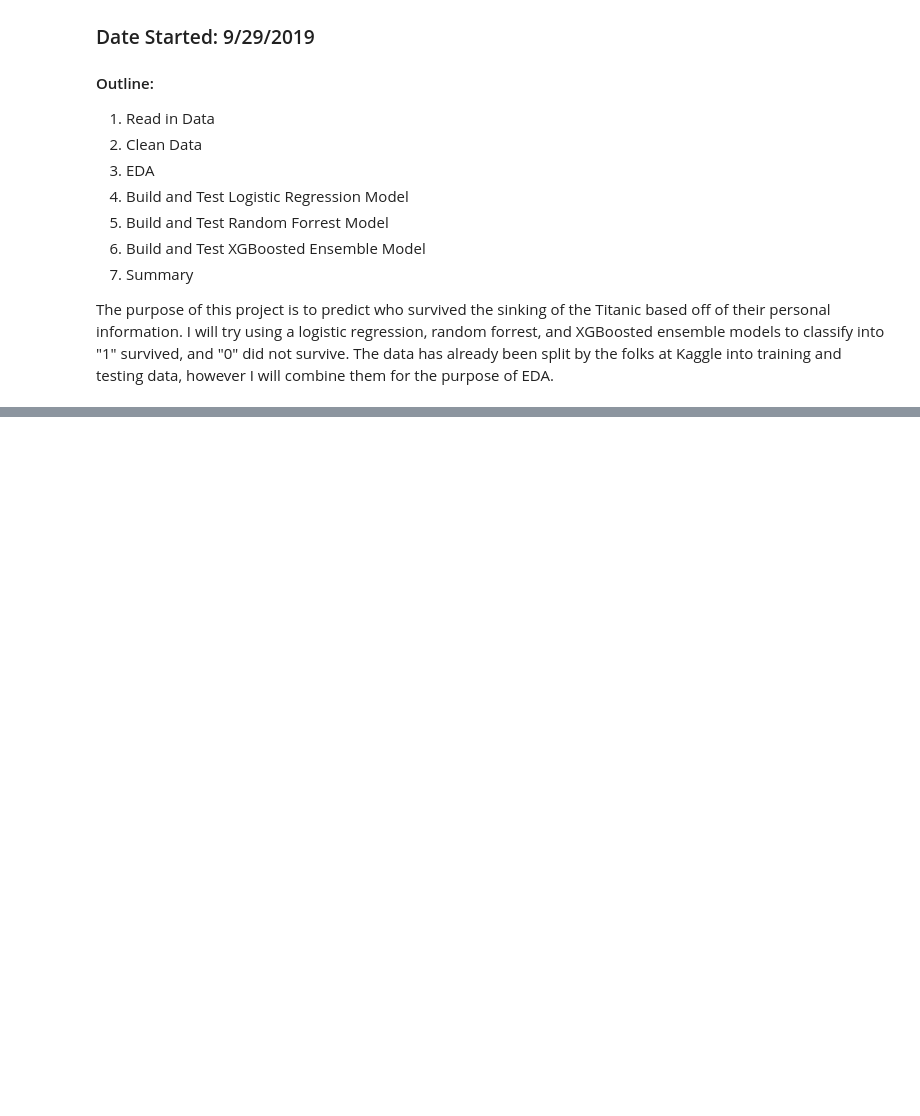
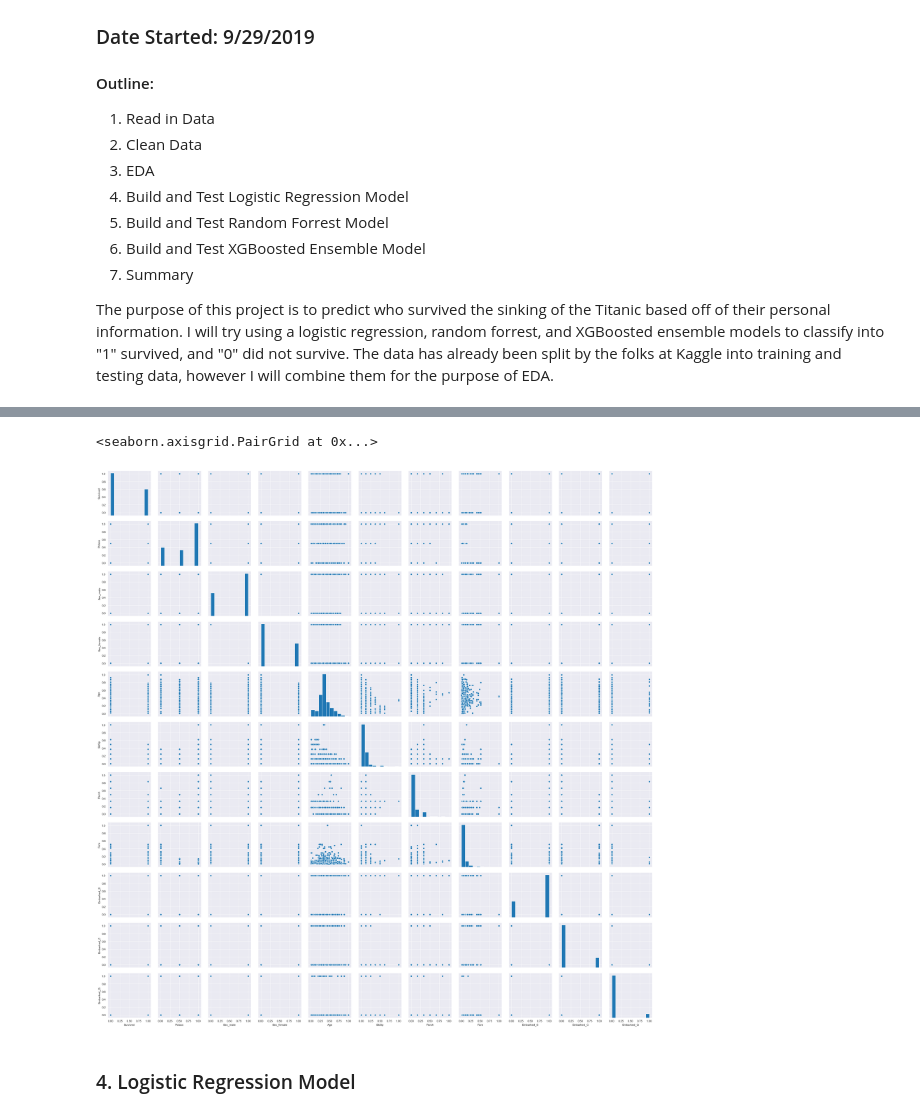
Before and after one commit to dusty736/kaggle_titanic, a Jupyter notebook: Titanic.ipynb, the cells around one changed output, grey strips where cells are left out. Cells and saved outputs as stored; diff of their text form; code cells hidden in the pictures; blank space fills up the shorter version.

```diff
--- a/Titanic.ipynb
+++ b/Titanic.ipynb
@@ -28,0 +206,41 @@ ModuleNotFoundError: No module named 'category_encoders'
+# %%
+train_data = train_data.dropna(axis=0)
+test_data = test_data.dropna(axis=0)
+# %%
+cat_vars_train = list(train_data.dtypes.index[train_data.dtypes == 'object'])
+cat_vars_test = list(test_data.dtypes.index[test_data.dtypes == 'object'])
+# %%
+# One hot encode variables
+handle = "value" # error return_nan value indicator
+onehoter =  ce.OneHotEncoder(return_df = True,
+                       cols = cat_vars_train,
+                       drop_invariant = False,
+                       use_cat_names = True,
+                       handle_missing = handle,
+                       handle_unknown = handle)
+
+onehoter.fit(train_data)
+encoded_train = onehoter.transform(train_data)
+
+handle = "value" # error return_nan value indicator
+onehoter =  ce.OneHotEncoder(return_df = True,
+                       cols = cat_vars_test,
+                       drop_invariant = False,
+                       use_cat_names = True,
+                       handle_missing = handle,
+                       handle_unknown = handle)
+onehoter.fit(test_data)
+encoded_test = onehoter.transform(test_data)
+# %%
+# Scale train and test data using min max scaling
+names = encoded_train.columns
+scaler = MinMaxScaler()
+scaler.fit(encoded_train)
+scaled_train = scaler.transform(encoded_train)
+scaled_train = pd.DataFrame(scaled_train, columns=names)
+
+names = encoded_test.columns
+scaler = MinMaxScaler()
+scaler.fit(encoded_test)
+scaled_test = scaler.transform(encoded_test)
+scaled_test = pd.DataFrame(scaled_test, columns=names)
@@ -28,0 +260,7 @@ ModuleNotFoundError: No module named 'category_encoders'
+# %%
+sns.pairplot(scaled_train)
+# %% [output]
+<seaborn.axisgrid.PairGrid at 0x...>
+[figure, added]
+# %% [markdown]
+### 4. Logistic Regression Model
```
Also changed, not shown: parts of 29 cells of this notebook.
